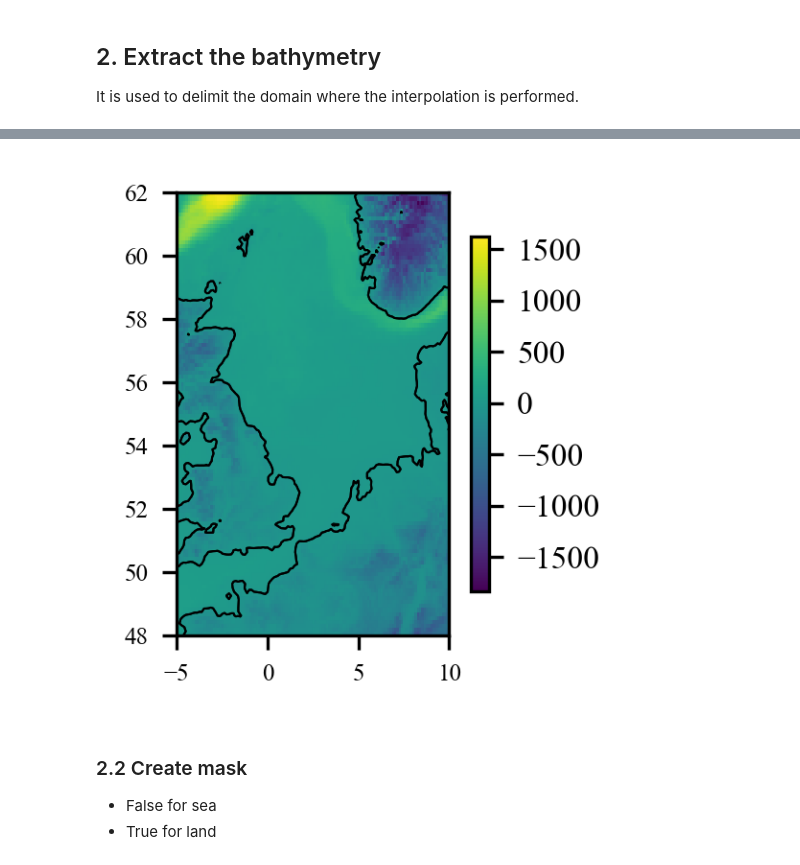
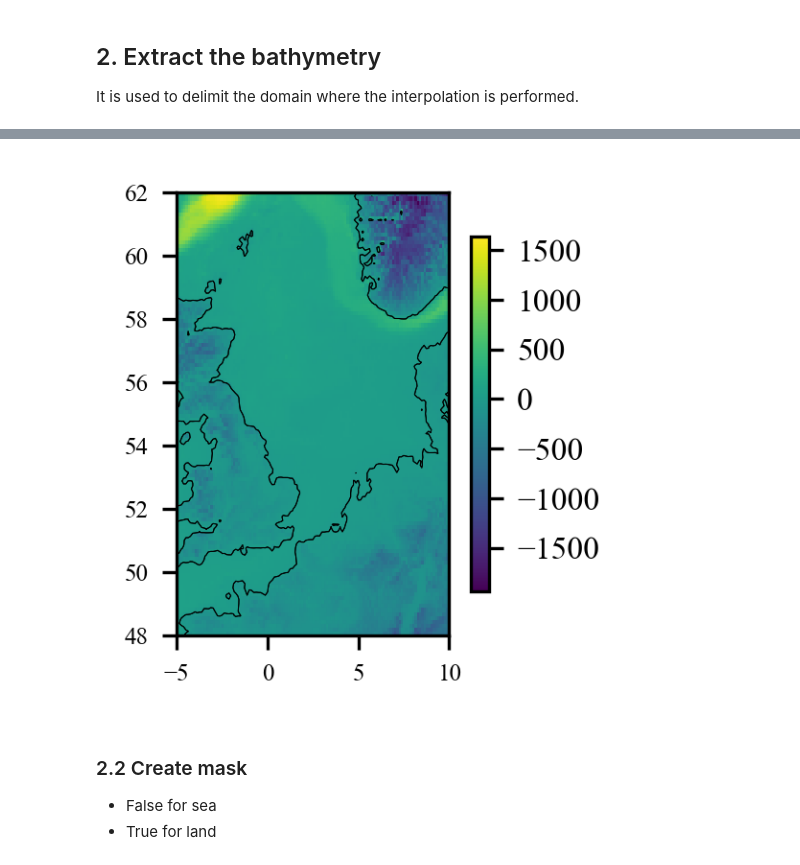
Before and after one commit to gher-uliege/SeaDataCloud, a Jupyter notebook: Julia/Climatologies/NorthSea_climato.ipynb, the cells around one changed output, grey strips where cells are left out. Cells and saved outputs as stored; diff of their text form; code cells hidden in the pictures.

```diff
--- a/Julia/Climatologies/NorthSea_climato.ipynb
+++ b/Julia/Climatologies/NorthSea_climato.ipynb
@@ -159,13 +162,13 @@ end
 # %%
 figure("NortSea-Bathymetry", figsize=(2,2))
 ax = subplot(1,1,1)
 pcolor(bx,by,permutedims(b, [2,1]));
 colorbar(orientation="vertical", shrink=0.8).ax.tick_params(labelsize=8)
-contour(bx,by,permutedims(b, [2,1]), [0, 0.1], colors="k", linewidths=.5)
+contour(bx,by,permutedims(b, [2,1]), [0, 0.1], colors="k", linewidths=.25)
 gca().set_aspect(aspect_ratio)
 ax.tick_params("both",labelsize=6)
 # %% [output]
-[figure, old version]
+[figure, new version]
 # %% [markdown]
 ### 2.2 Create mask
 * False for sea
```
Also changed, not shown: parts of 20 cells of this notebook.
